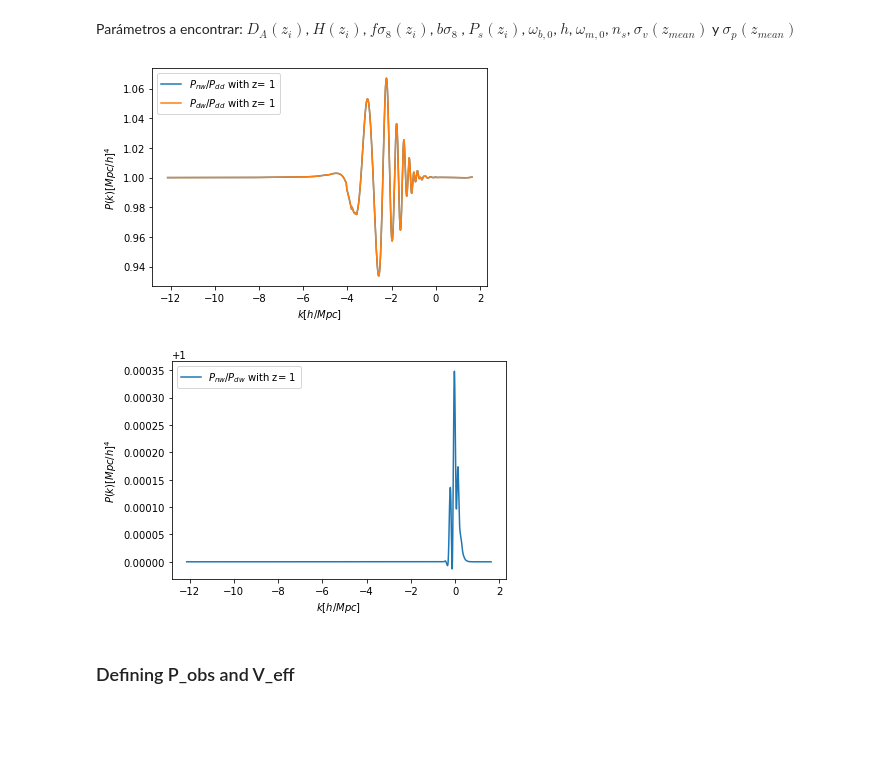
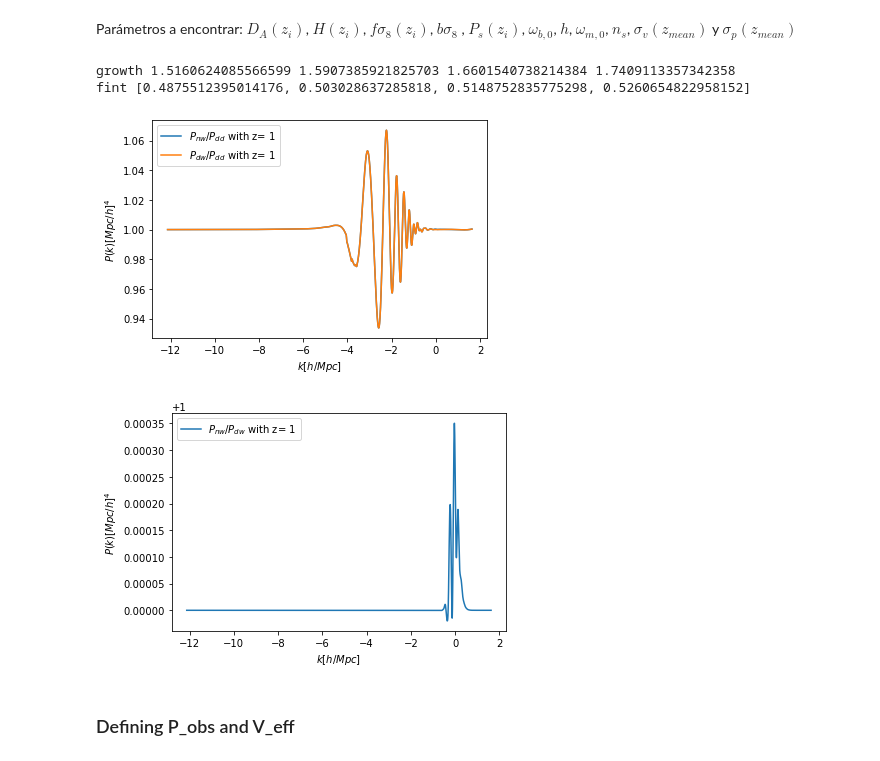
Before and after one commit to antoniacisternas/Forecast-validation-for-Euclid., a Jupyter notebook: Fisher_matrix_optimistic.ipynb, the cells around one changed output. Saved outputs shown, nothing was run; the diff lists cells and outputs as text; code cells hidden in the pictures; blank space fills up the shorter version.

```diff
--- a/Fisher_matrix_optimistic.ipynb
+++ b/Fisher_matrix_optimistic.ipynb
@@ -339,3 +333,47 @@ def D_A_ref(z):
 # %% [markdown]
 Parámetros a encontrar:
 $D_A(z_i)$, $H(z_i)$, $f\sigma_8(z_i)$, $b\sigma_8$ , $P_s(z_i)$, $\omega_{b,0}$, $h$, $\omega_{m,0}$, $n_s$, $\sigma_v (z_{mean})$ y $\sigma_p (z_{mean})$
+# %%
+def Om_m(z):
+    return Om_m0* (1+z)**3/(E(z)**2)
+
+# For D(z) and f(z)
+def derivative(f, a):
+    # it is evaluated in z
+    dfdz = grad(lambda z: f(z))
+    return dfdz(a)
+
+def H_der(z):
+    return derivative(H_ref, z)
+
+def fmodel(f, a):
+    # xq hay un + en el 2/a - ...?
+    dfdz= -f**2/a-(2/a + H_der(a)/H_ref(a))*f + 3*Om_m(1/a-1)/(2*a)
+    return dfdz
+
+def fint(z):
+    f0=1
+    aint = np.linspace(0.01,1.0,101)
+    fmodelint = odeint(fmodel, f0, aint)
+    fmodelintf=np.asarray(fmodelint).squeeze()
+    interp_type = 'cubic'
+    return interpolate.interp1d(aint,fmodelintf,kind=interp_type)(1/(1+z))
+
+def growth(z):
+    return np.exp(-quadrature(lambda zx: (fint(zx) - 1)/(1+zx), 0, z)[0])
+
+def fs8anal(z):
+    return s8_reference*fint(z)*growth(z)/(1+z)
+def s8anal(z):
+    return s8_reference*growth(z)
+
+#print('D', D[0],D[1], D[2], D[2])
+D = [growth(z_i[0]), growth(z_i[1]), growth(z_i[2]), growth(z_i[3])]
+print('growth', growth(z_i[0]), growth(z_i[1]), growth(z_i[2]), growth(z_i[3]))
+
+#print('f', f[0], f[1], f[2], f[3])
+f = [float(fint(z_i[0])), float(fint(z_i[1])), float(fint(z_i[2])), float(fint(z_i[3]))]
+print('fint', f)
+# %% [output]
+growth 1.5160624085566599 1.5907385921825703 1.6601540738214384 1.7409113357342358
+fint [0.4875512395014176, 0.503028637285818, 0.5148752835775298, 0.5260654822958152]
@@ -348,7 +395,8 @@ def sv_(zi):
   return np.sqrt((1/(6* (np.pi**2)))* I)
 
 def sp_(zi):
-  return sv_(zi)
+  j = z_i.index(zi)
+  return sv_(zi)/s8[j]
 
 sv = [sv_(z_i[0]), sv_(z_i[1]), sv_(z_i[2]), sv_(z_i[3])]
 
@@ -393,34 +441,34 @@ def P_dw(k, u, z, sv1 = None, paso = None, var = None):
 
   if paso == None:
     return np.exp(P_dd(k, z))* np.exp(-g_u(u ,z , sv1 = sv1_value)*k**2) + np.exp(P_nw(k, z))* (1- np.exp(-g_u(u,z, sv1 = sv1_value)*k**2))
 
   elif paso == 'pl':
     return np.exp(P_pl(k, z, var))* np.exp(-g_u(u,z, sv1 = sv1_value)*k**2) + np.exp(P_nw_pl(k, z, var))* (1- np.exp(-g_u(u,z, sv1 = sv1_value)*k**2))
 
   else:
     return np.exp(P_mn(k, z, var))* np.exp(-g_u(u,z, sv1 = sv1_value)*k**2) + np.exp(P_nw_mn(k, z, var))* (1- np.exp(-g_u(u,z, sv1 = sv1_value)*k**2))
 
 # Probando:
 u_prueba = np.linspace(-1,1, 50927)
 k1 = k(z_i[0],k_new[0], u_prueba)
 k2 = k(z_i[0],k_nw_new[0], u_prueba)
 u1 = u(z_i[0],k_new[0], u_prueba)
 
 plt.plot(k2, np.exp(P_nw(k2, z_i[0]))/np.exp(P_dd(k1,  z_i[0])),  label = r'$P_{nw}/P_{dd}$ with z= 1')
 plt.plot(k_new[0], P_dw(k2, u_prueba, z_i[0])/np.exp(P_dd(k_new[0],  z_i[0])), label = r'$P_{dw}/P_{dd}$ with z= 1')
 plt.xlabel(r"$k[h/Mpc]$")
 plt.ylabel(r"$P(k)[Mpc/h]^4$")
 plt.legend()
 plt.show()
 
 plt.plot(k_new[0], np.exp(P_nw(k2, z_i[0]))/P_dw(k2, u_prueba, z_i[0]), label = r'$P_{nw}/P_{dw}$ with z= 1')
 plt.xlabel(r"$k[h/Mpc]$")
 plt.ylabel(r"$P(k)[Mpc/h]^4$")
 plt.legend()
 plt.show()
 # %% [output]
 [figure]
-[figure, old version]
+[figure, new version]
 # %% [markdown]
 ### Defining P_obs and V_eff
 # %%
```
Also changed, not shown: parts of 21 cells of this notebook, 1 other file.
